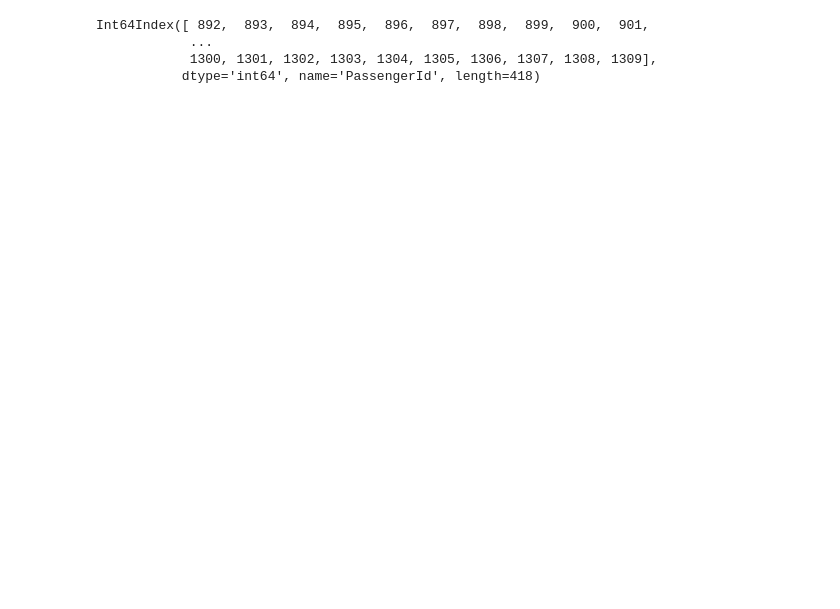
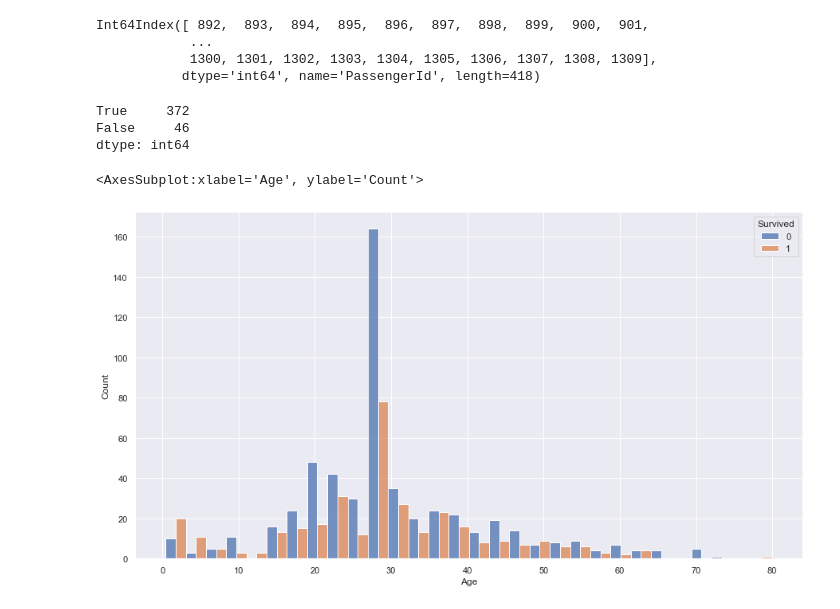
Before and after one commit to warshtayner/Kaggle_Titanic, a Jupyter notebook: Version_3.ipynb, the cells around one changed output. Saved outputs shown, nothing was run; the diff lists cells and outputs as text; code cells hidden in the pictures; blank space fills up the shorter version.

```diff
--- a/Version_3.ipynb
+++ b/Version_3.ipynb
@@ -424,3 +422,14 @@ Int64Index([ 892,  893,  894,  895,  896,  897,  898,  899,  900,  901,
 output = pd.DataFrame({'PassengerId': task.index, 'Survived': y_answer_1})
 # %%
 output.to_csv('submission.csv', index=False)
+# %%
+pd.Series([i[0] == i[1] for i in zip(y_answer_1, y_answer_3)]).value_counts()
+# %% [output]
+True     372
+False     46
+dtype: int64
+# %%
+sns.histplot(data=train, x='Age', hue='Survived', multiple = 'dodge')
+# %% [output]
+<AxesSubplot:xlabel='Age', ylabel='Count'>
+[figure, added]
```
Also changed, not shown: parts of 12 cells of this notebook, 3 other files.
